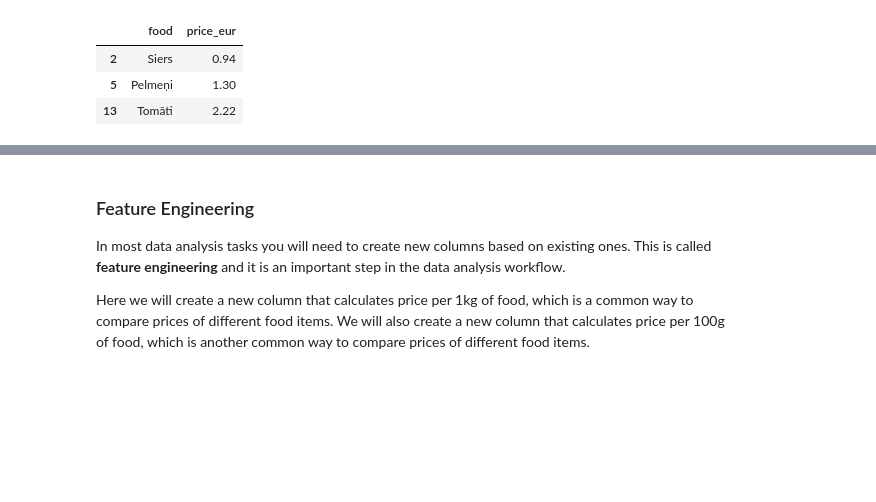
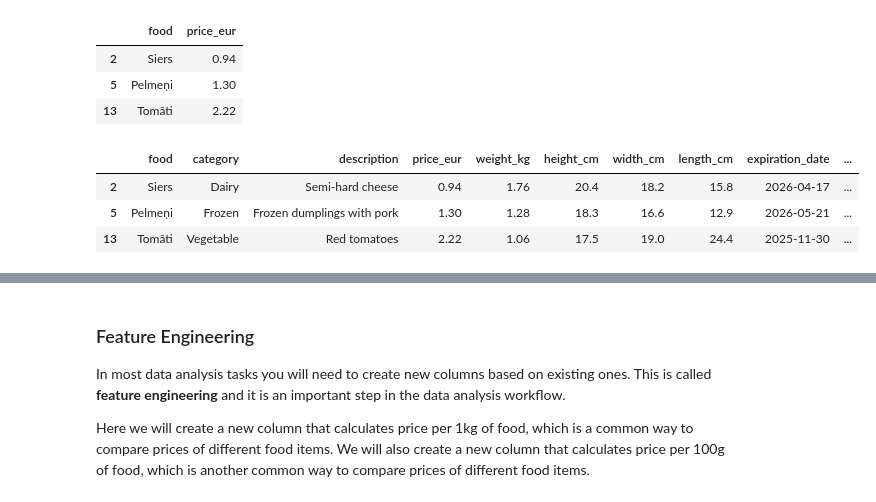
Before and after one commit to ValRCS/RTU_Data_Analysis_Visualization_CPD, a Jupyter notebook: notebooks/day1_big_picture_intro.ipynb, the cells around one changed output, grey strips where cells are left out. Cells and saved outputs as stored; diff of their text form; code cells hidden in the pictures; blank space fills up the shorter version.

```diff
--- a/notebooks/day1_big_picture_intro.ipynb
+++ b/notebooks/day1_big_picture_intro.ipynb
@@ -850,6 +926,13 @@ cheapest_foods[['food', 'price_eur']] # display only the name and price_eur colu
 | 2 | Siers | 0.94 |
 | 5 | Pelmeņi | 1.30 |
 | 13 | Tomāti | 2.22 |
+# %%
+cheapest_foods
+# %% [output]
+|  | food | category | description | price_eur | weight_kg | height_cm | width_cm | length_cm | expiration_date | ... |
+| 2 | Siers | Dairy | Semi-hard cheese | 0.94 | 1.76 | 20.4 | 18.2 | 15.8 | 2026-04-17 | ... |
+| 5 | Pelmeņi | Frozen | Frozen dumplings with pork | 1.30 | 1.28 | 18.3 | 16.6 | 12.9 | 2026-05-21 | ... |
+| 13 | Tomāti | Vegetable | Red tomatoes | 2.22 | 1.06 | 17.5 | 19.0 | 24.4 | 2025-11-30 | ... |
 # %%
 df.tail()
 # %% [output]
```
Also changed, not shown: parts of 20 cells of this notebook.
